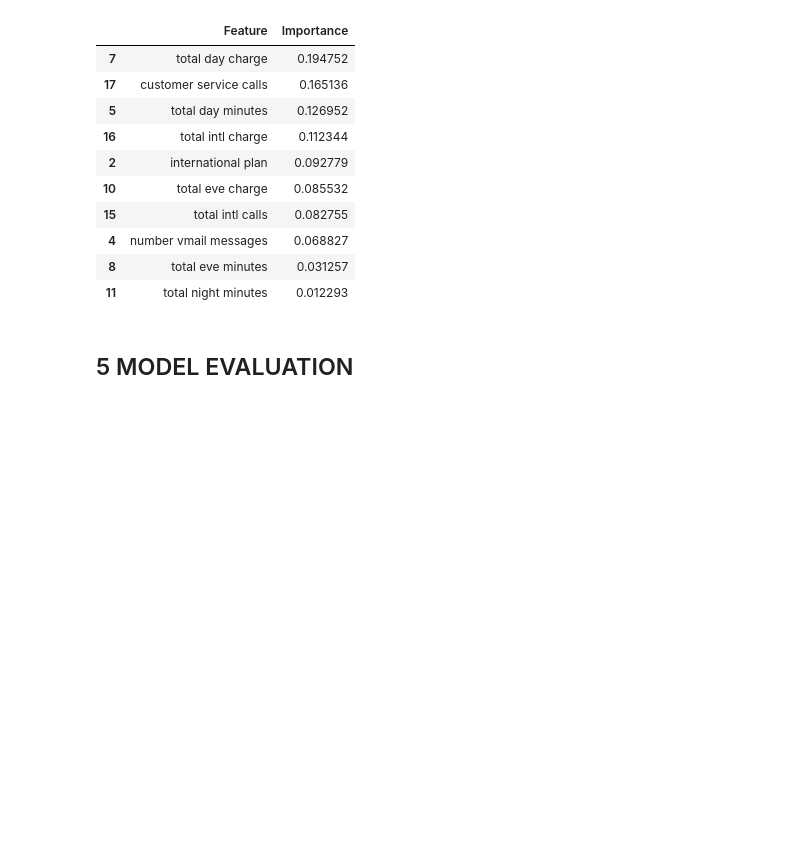
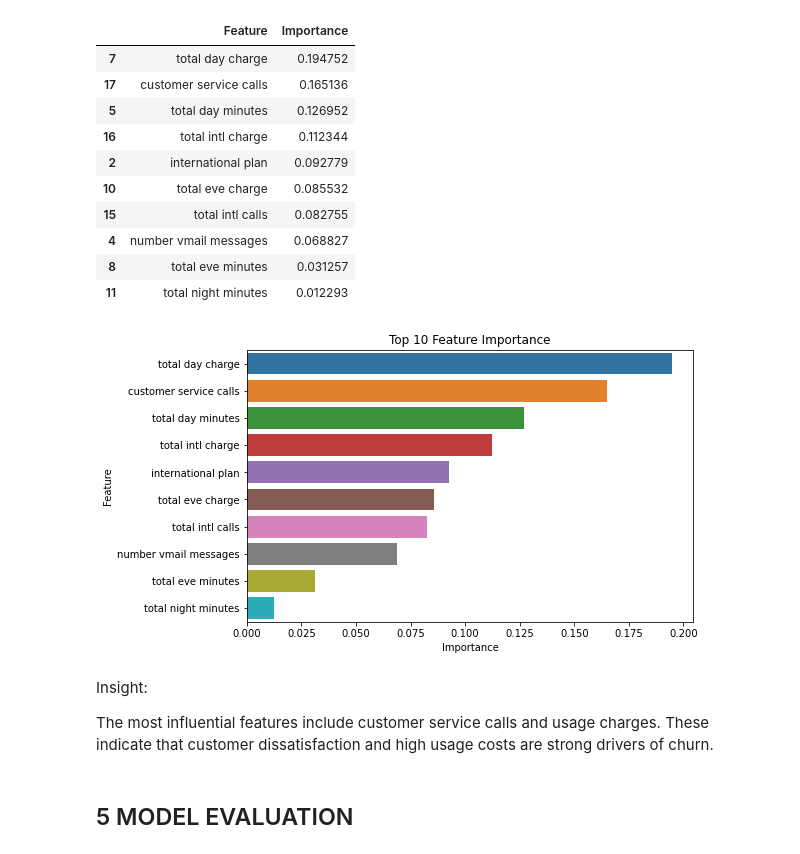
Before and after one commit to tonny001-rgb/CUSTOMER-CHURN-CLASSIFICATION-, a Jupyter notebook: notebooks/churn_analysis.ipynb, the cells around one changed output. Saved outputs shown, nothing was run; the diff lists cells and outputs as text; code cells hidden in the pictures; blank space fills up the shorter version.

```diff
--- a/notebooks/churn_analysis.ipynb
+++ b/notebooks/churn_analysis.ipynb
@@ -484,6 +502,23 @@ feature_importance.head(10)
 | 4 | number vmail messages | 0.068827 |
 | 8 | total eve minutes | 0.031257 |
 | 11 | total night minutes | 0.012293 |
+# %%
+# plot on feature importance
+import seaborn as sns
+import matplotlib.pyplot as plt
+
+top_features = feature_importance.head(10)
+
+plt.figure(figsize=(8,5))
+sns.barplot(x=top_features['Importance'], y=top_features['Feature'])
+plt.title("Top 10 Feature Importance")
+plt.show()
+# %% [output]
+[figure, added]
+# %% [markdown]
+Insight:
+
+The most influential features include customer service calls and usage charges. These indicate that customer dissatisfaction and high usage costs are strong drivers of churn.
 # %% [markdown]
 ## 5 MODEL EVALUATION
 # %% [markdown]
```
Also changed, not shown: parts of 5 cells of this notebook.
